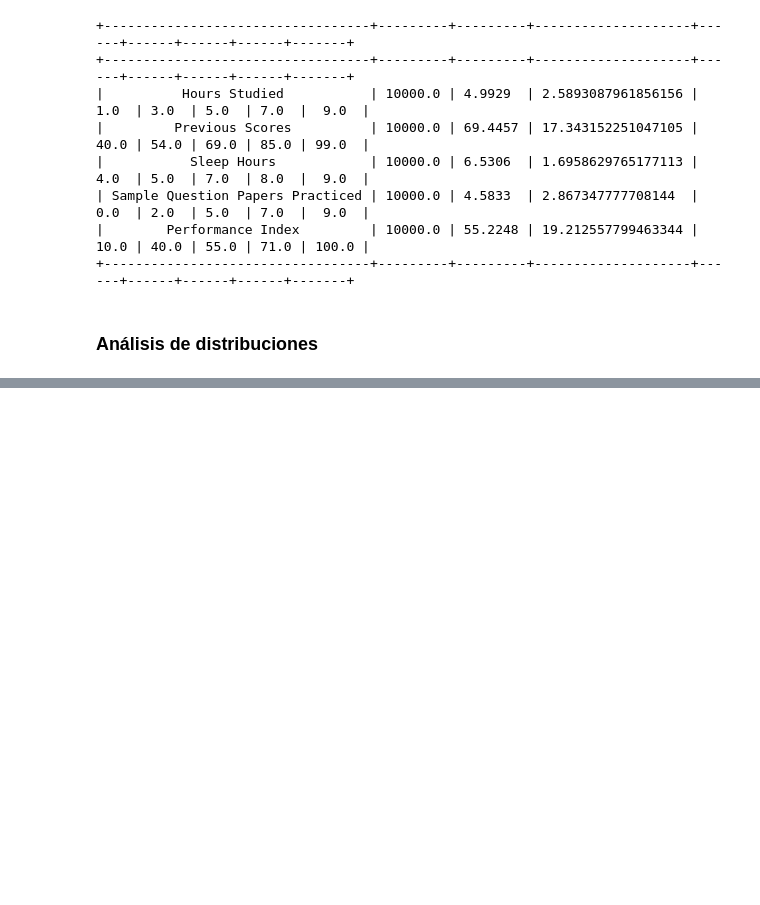
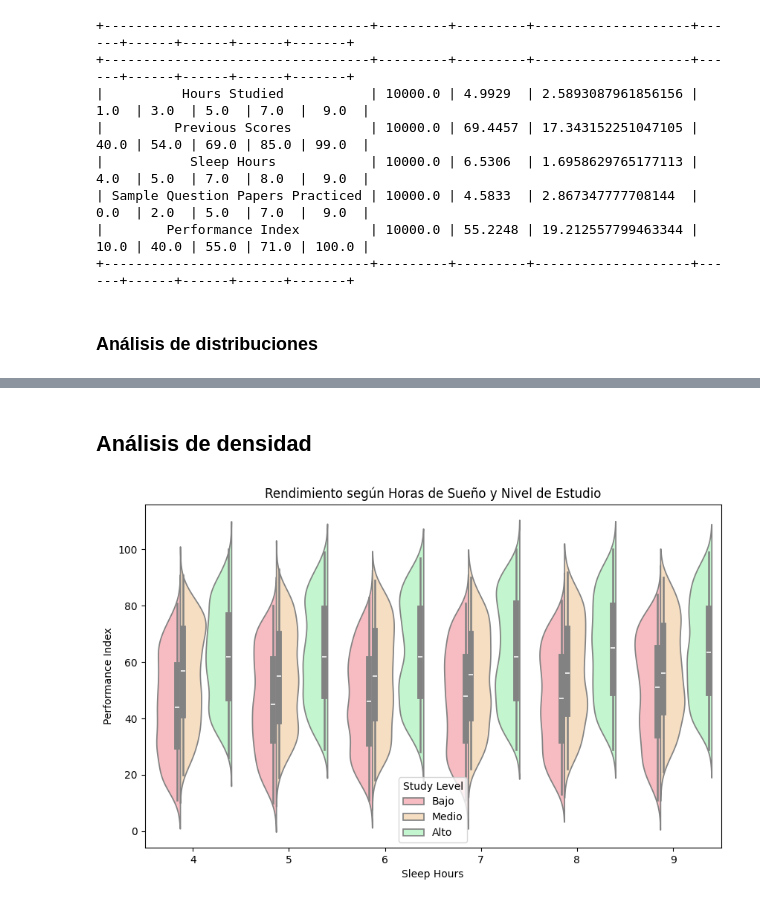
Before and after one commit to ingjfnf/PROJECT_GRUPO_28, a Jupyter notebook: ANALISIS_EXPLOTARIO/EDA.ipynb, the cells around one changed output, grey strips where cells are left out. Saved outputs shown, nothing was run; the diff lists cells and outputs as text; code cells hidden in the pictures; blank space fills up the shorter version.

```diff
--- a/ANALISIS_EXPLOTARIO/EDA.ipynb
+++ b/ANALISIS_EXPLOTARIO/EDA.ipynb
@@ -63,0 +121,12 @@ plt.show()
+# %% [markdown]
+## Análisis de densidad
+# %%
+df['Study Level'] = pd.cut(df['Hours Studied'], bins=[0, 3, 6, 10], labels=['Bajo', 'Medio', 'Alto']) #Clasificamos de las horas estudiadas en tres grupos: bajas, medias, altas
+
+custom_palette = ["#FFB3BA", "#FFDFBA", "#Baffc9"]
+plt.figure(figsize=(10, 6))
+sns.violinplot(x='Sleep Hours', y='Performance Index', hue='Study Level', data=df, palette=custom_palette, split=True)
+plt.title('Rendimiento según Horas de Sueño y Nivel de Estudio')
+plt.show()
+# %% [output]
+[figure, added]
```
Also changed, not shown: parts of 7 cells of this notebook.
